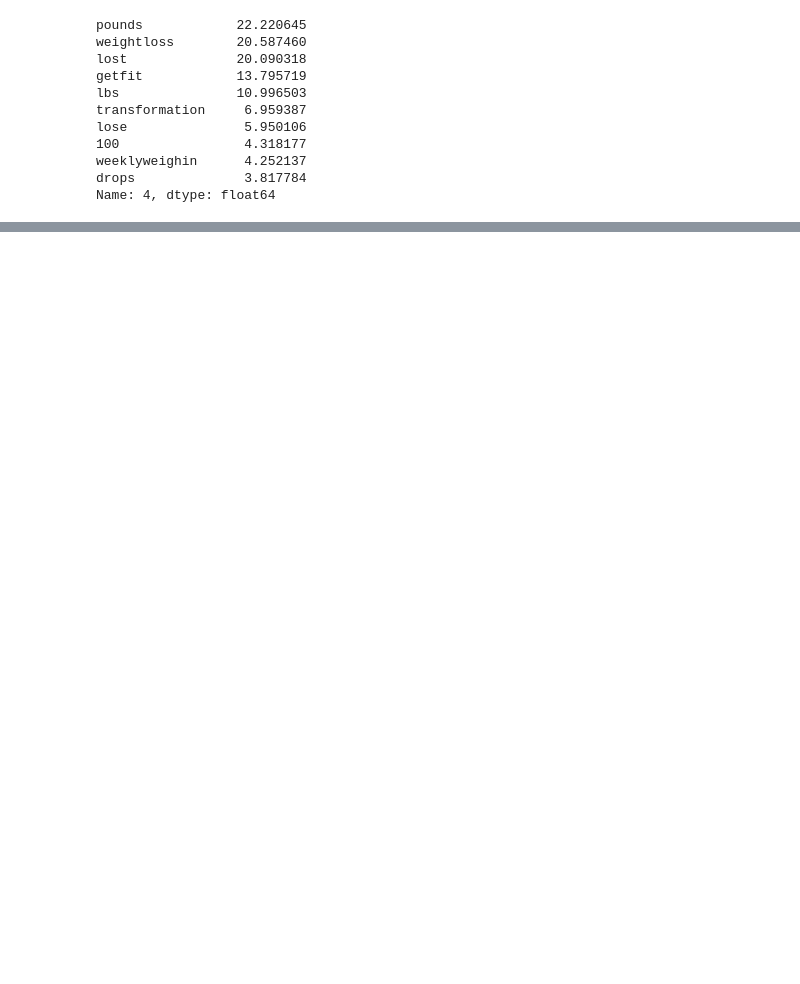
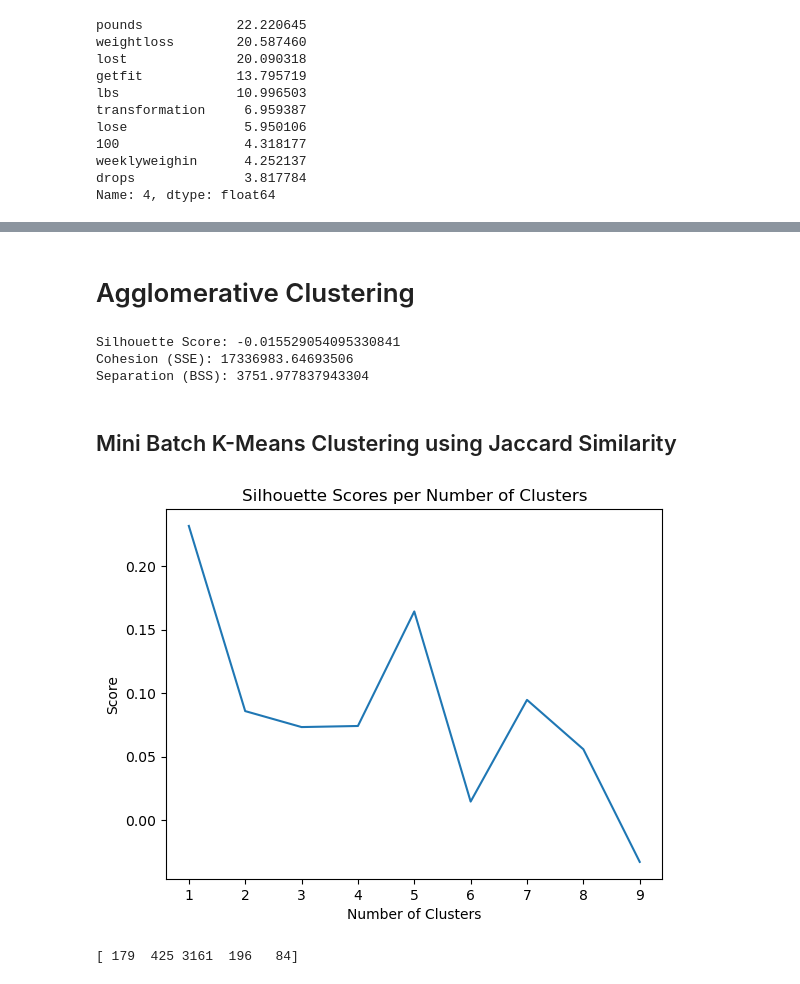
Before and after one commit to kyleronc/TweetClustering, a Jupyter notebook: Code/Code.ipynb, the cells around one changed output, grey strips where cells are left out. Drawn from its saved outputs; the diff is of its cells as text; code cells hidden in the pictures; blank space fills up the shorter version.

```diff
--- a/Code/Code.ipynb
+++ b/Code/Code.ipynb
@@ -493,0 +435,42 @@ Entropy: 0.6053349266433427
+# %% [markdown]
+# Agglomerative Clustering
+# %%
+n_clusters = 12
+
+agg_clustering = AgglomerativeClustering(n_clusters=n_clusters, affinity='cosine', linkage='complete')
+clusters = agg_clustering.fit_predict(1-cosine_similarity)
+
+cohesion = compute_cohesion(clusters, 1-cosine_similarity)
+separation = compute_separation(clusters, 1-cosine_similarity)
+score = silhouette_score(1-cosine_similarity, clusters, metric='precomputed')
+
+print("Silhouette Score:", score)
+print("Cohesion (SSE):", cohesion)
+print("Separation (BSS):", separation)
+# %% [output]
+Silhouette Score: -0.015529054095330841
+Cohesion (SSE): 17336983.64693506
+Separation (BSS): 3751.977837943304
+# %% [markdown]
+## Mini Batch K-Means Clustering using Jaccard Similarity
+# %%
+## Fit data with MiniBatchKMeans Clustering algorithm for a number of different clusters
+scores_per_n = [MiniBatchKMeans(n_clusters=n, n_init=10, max_iter=300, random_state=0).fit(jaccard_similarities) for n in range(1,11)]
+# %%
+## Gather silhouette scores for each iteration
+silhouette_scores = [silhouette_score(jaccard_similarities, iteration.labels_) for iteration in scores_per_n[1:]]
+# %%
+plt.plot(range(1,10), silhouette_scores)
+plt.title('Silhouette Scores per Number of Clusters')
+plt.xlabel('Number of Clusters')
+plt.ylabel('Score')
+plt.show()
+# %% [output]
+[figure, added]
+# %%
+minibatch = MiniBatchKMeans(n_clusters=5, n_init=10, max_iter=300, random_state=0)
+minibatch.fit(jaccard_similarities)
+cluster_ids, cluster_sizes = np.unique(minibatch.labels_, return_counts=True)
+print(cluster_sizes)
+# %% [output]
+[ 179  425 3161  196   84]
```
Also changed, not shown: parts of 59 cells of this notebook.
